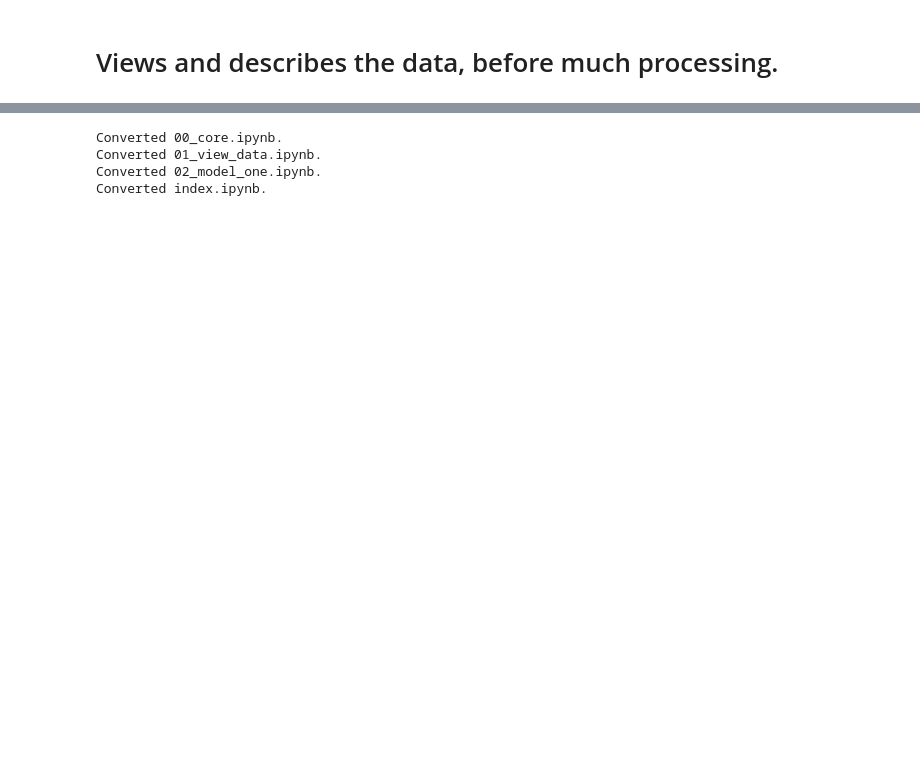
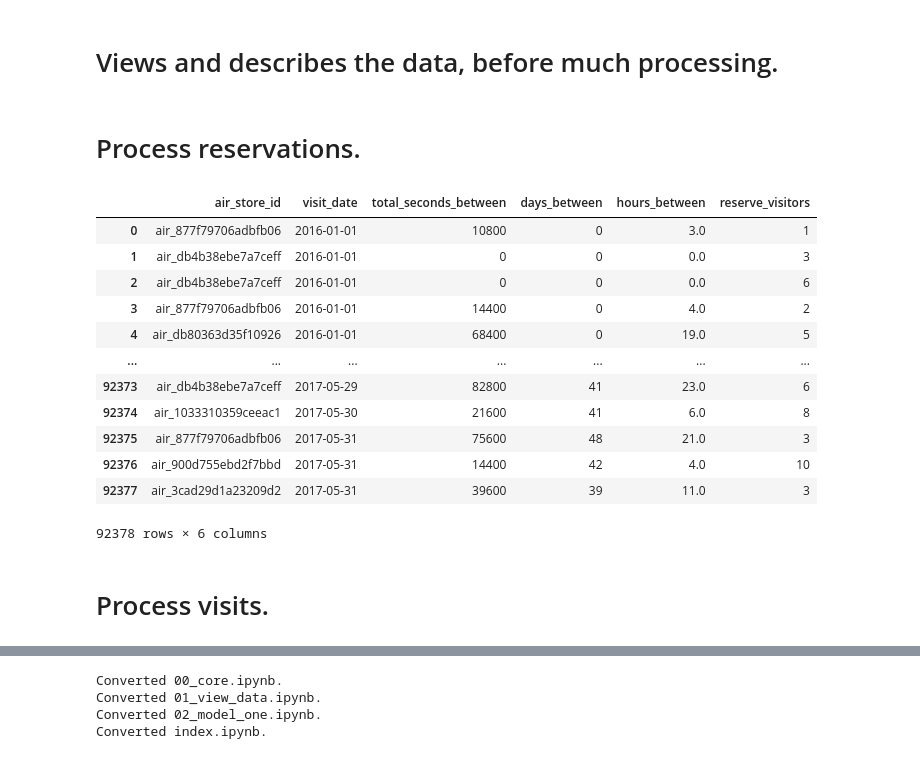
Before and after one commit to allswellthatsmaxwell/predict_timeseries, a Jupyter notebook: 01_view_data.ipynb, the cells around one changed output, grey strips where cells are left out. Drawn from its saved outputs; the diff is of its cells as text; code cells hidden in the pictures; blank space fills up the shorter version.

```diff
--- a/01_view_data.ipynb
+++ b/01_view_data.ipynb
@@ -23,6 +24,46 @@ class Logger:
         print(s)
 
 logger = Logger()
+# %% [markdown]
+# Process reservations.
+# %%
+def add_time_between(reservations):
+    reservations['time_between'] = (
+        (reservations['visit_datetime'] - reservations['reserve_datetime']))
+    reservations['total_seconds_between'] = reservations['time_between'].dt.seconds
+    reservations['days_between'] = reservations['time_between'].dt.days
+    reservations['hours_between'] = reservations['total_seconds_between'] / 3600
+
+#export
+class ReservationsSurveyor:
+    def __init__(self, reservations: pd.DataFrame):
+        self.reservations = reservations.copy()
+        self.reservations['visit_date'] = self.reservations['visit_datetime'].dt.date
+        add_time_between(self.reservations)
+        self.reservations = self.reservations[
+            ['air_store_id', 'visit_date',
+             'total_seconds_between', 'days_between', 'hours_between',
+             'reserve_visitors']]
+
+rs = ReservationsSurveyor(core.data['reservations'])
+# %%
+rs.reservations
+# %% [output]
+|  | air_store_id | visit_date | total_seconds_between | days_between | hours_between | reserve_visitors |
+| 0 | air_877f79706adbfb06 | 2016-01-01 | 10800 | 0 | 3.0 | 1 |
+| 1 | air_db4b38ebe7a7ceff | 2016-01-01 | 0 | 0 | 0.0 | 3 |
+| 2 | air_db4b38ebe7a7ceff | 2016-01-01 | 0 | 0 | 0.0 | 6 |
+| 3 | air_877f79706adbfb06 | 2016-01-01 | 14400 | 0 | 4.0 | 2 |
+| 4 | air_db80363d35f10926 | 2016-01-01 | 68400 | 0 | 19.0 | 5 |
+| ... | ... | ... | ... | ... | ... | ... |
+| 92373 | air_db4b38ebe7a7ceff | 2017-05-29 | 82800 | 41 | 23.0 | 6 |
+| 92374 | air_1033310359ceeac1 | 2017-05-30 | 21600 | 41 | 6.0 | 8 |
+| 92375 | air_877f79706adbfb06 | 2017-05-31 | 75600 | 48 | 21.0 | 3 |
+| 92376 | air_900d755ebd2f7bbd | 2017-05-31 | 14400 | 42 | 4.0 | 10 |
+| 92377 | air_3cad29d1a23209d2 | 2017-05-31 | 39600 | 39 | 11.0 | 3 |
+92378 rows × 6 columns
+# %% [markdown]
+# Process visits.
 # %%
 def get_earliest_date(dat):
     return dat.query("visitors > 0")['visit_date'].min()
```
Also changed, not shown: parts of 4 cells of this notebook, 5 other files.
